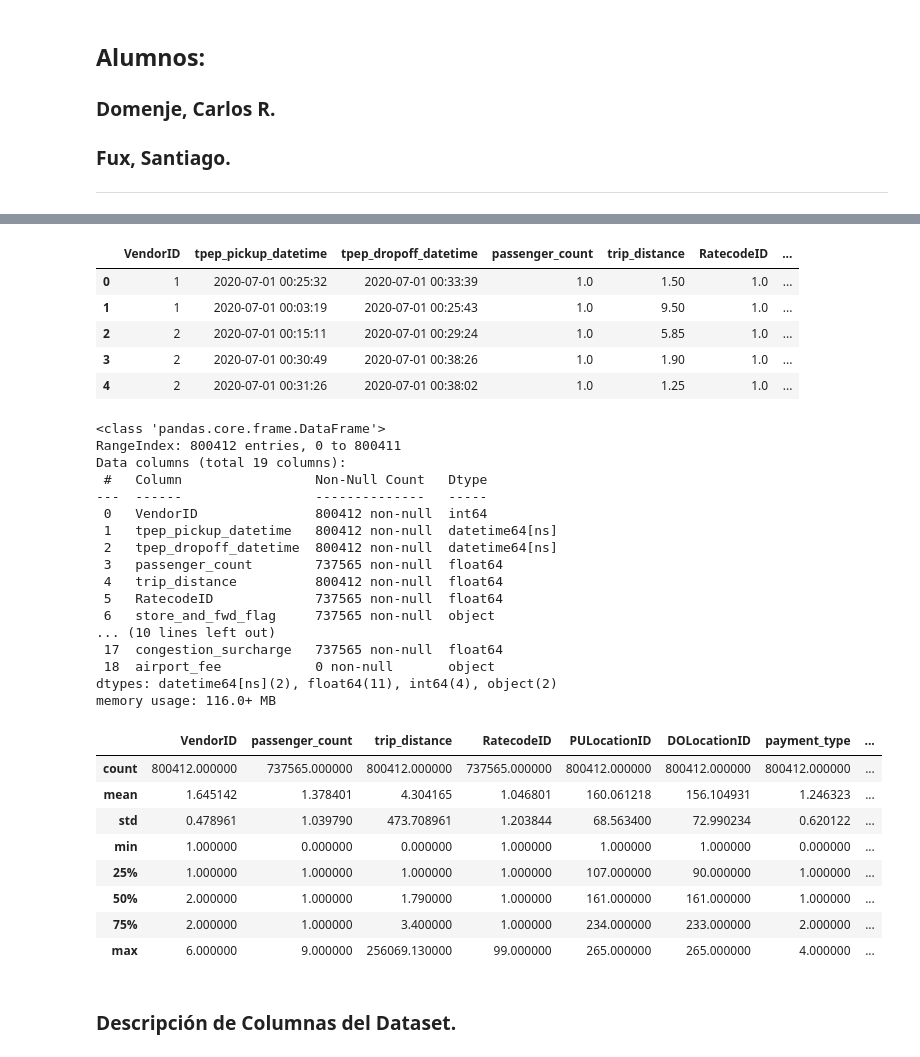
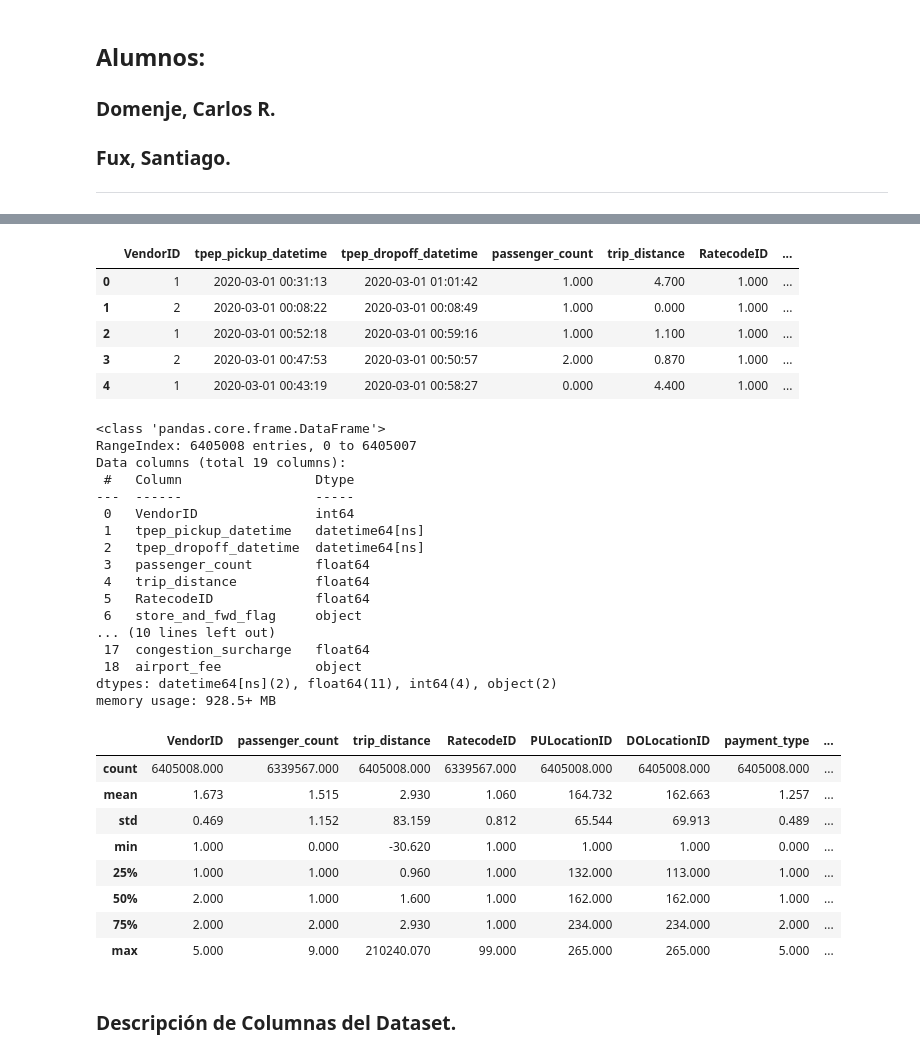
Before and after one commit to santiagobiobot/uba-ia-add-tpfinal, a Jupyter notebook: TP-final-AdDAI.ipynb, the cells around one changed output, grey strips where cells are left out. Saved outputs shown, nothing was run; the diff lists cells and outputs as text; code cells hidden in the pictures.

```diff
--- a/TP-final-AdDAI.ipynb
+++ b/TP-final-AdDAI.ipynb
@@ -37,57 +34,72 @@ yellow_tripdata_2020-07.parquet
 # %%
 # Importamos las librerias necesarias para interactuar con el dataset.
 
-#Pandas.
 import pandas as pd
+import glob
+import matplotlib
+import matplotlib.pyplot as plt
+
+
+
+# Set decimals format with 3 decimals
+pd.set_option('display.float_format', lambda x: '%.3f' % x)
 # %%
 # El archivo del dataset tiene como formato .parquet, el cual es un archivo que esta orientado a columnas.
-# El dataset evaluado corresponde al mes de Julio de 2020
-df = pd.read_parquet( "./data/yellow_tripdata_2020-07.parquet")
+all_files = glob.glob("./data/*.parquet")
+
+dataframe_list = []
+
+for filename in all_files:
+    df = pd.read_parquet(filename)
+    dataframe_list.append(df)
+
+
+dataframe = pd.concat(dataframe_list, axis=0, ignore_index=True)
 
 # Para obtener una primer aproximación de cada columna,
 # podemos utilizar la funcion head, que nos mostrará las 5 primeras filas con sus respectivas columnas del dataset
-df.head()
+dataframe.head()
 # %% [output]
 |  | VendorID | tpep_pickup_datetime | tpep_dropoff_datetime | passenger_count | trip_distance | RatecodeID | ... |
-| 0 | 1 | 2020-07-01 00:25:32 | 2020-07-01 00:33:39 | 1.0 | 1.50 | 1.0 | ... |
-| 1 | 1 | 2020-07-01 00:03:19 | 2020-07-01 00:25:43 | 1.0 | 9.50 | 1.0 | ... |
-| 2 | 2 | 2020-07-01 00:15:11 | 2020-07-01 00:29:24 | 1.0 | 5.85 | 1.0 | ... |
-| 3 | 2 | 2020-07-01 00:30:49 | 2020-07-01 00:38:26 | 1.0 | 1.90 | 1.0 | ... |
-| 4 | 2 | 2020-07-01 00:31:26 | 2020-07-01 00:38:02 | 1.0 | 1.25 | 1.0 | ... |
+| 0 | 1 | 2020-03-01 00:31:13 | 2020-03-01 01:01:42 | 1.000 | 4.700 | 1.000 | ... |
+| 1 | 2 | 2020-03-01 00:08:22 | 2020-03-01 00:08:49 | 1.000 | 0.000 | 1.000 | ... |
+| 2 | 1 | 2020-03-01 00:52:18 | 2020-03-01 00:59:16 | 1.000 | 1.100 | 1.000 | ... |
+| 3 | 2 | 2020-03-01 00:47:53 | 2020-03-01 00:50:57 | 2.000 | 0.870 | 1.000 | ... |
+| 4 | 1 | 2020-03-01 00:43:19 | 2020-03-01 00:58:27 | 0.000 | 4.400 | 1.000 | ... |
 # %%
 ## Para obtener una descripción del tipo de datos que contiene cada columna, utilizamos la funcion info()
 # Podemos además, obtener una idea general de cuantos datos no nulos contiene.
 df.info()
 # %% [output]
 <class 'pandas.core.frame.DataFrame'>
-RangeIndex: 800412 entries, 0 to 800411
+RangeIndex: 6405008 entries, 0 to 6405007
 Data columns (total 19 columns):
- #   Column                 Non-Null Count   Dtype
----  ------                 --------------   -----
- 0   VendorID               800412 non-null  int64
- 1   tpep_pickup_datetime   800412 non-null  datetime64[ns]
- 2   tpep_dropoff_datetime  800412 non-null  datetime64[ns]
- 3   passenger_count        737565 non-null  float64
- 4   trip_distance          800412 non-null  float64
- 5   RatecodeID             737565 non-null  float64
- 6   store_and_fwd_flag     737565 non-null  object
+ #   Column                 Dtype
+---  ------                 -----
+ 0   VendorID               int64
+ 1   tpep_pickup_datetime   datetime64[ns]
+ 2   tpep_dropoff_datetime  datetime64[ns]
+ 3   passenger_count        float64
+ 4   trip_distance          float64
+ 5   RatecodeID             float64
+ 6   store_and_fwd_flag     object
 ... (10 lines left out)
- 17  congestion_surcharge   737565 non-null  float64
- 18  airport_fee            0 non-null       object
+ 17  congestion_surcharge   float64
+ 18  airport_fee            object
 dtypes: datetime64[ns](2), float64(11), int64(4), object(2)
-memory usage: 116.0+ MB
+memory usage: 928.5+ MB
 # %%
 # La función describe() nos da una vista general de valores de cantidades de datos, media, desv. standard, valores min y max de cada columna.
 df.describe()
 # %% [output]
 |  | VendorID | passenger_count | trip_distance | RatecodeID | PULocationID | DOLocationID | payment_type | ... |
-| count | 800412.000000 | 737565.000000 | 800412.000000 | 737565.000000 | 800412.000000 | 800412.000000 | 800412.000000 | ... |
-| mean | 1.645142 | 1.378401 | 4.304165 | 1.046801 | 160.061218 | 156.104931 | 1.246323 | ... |
-| std | 0.478961 | 1.039790 | 473.708961 | 1.203844 | 68.563400 | 72.990234 | 0.620122 | ... |
-| min | 1.000000 | 0.000000 | 0.000000 | 1.000000 | 1.000000 | 1.000000 | 0.000000 | ... |
-| 25% | 1.000000 | 1.000000 | 1.000000 | 1.000000 | 107.000000 | 90.000000 | 1.000000 | ... |
-| 50% | 2.000000 | 1.000000 | 1.790000 | 1.000000 | 161.000000 | 161.000000 | 1.000000 | ... |
-| 75% | 2.000000 | 1.000000 | 3.400000 | 1.000000 | 234.000000 | 233.000000 | 2.000000 | ... |
-| max | 6.000000 | 9.000000 | 256069.130000 | 99.000000 | 265.000000 | 265.000000 | 4.000000 | ... |
+| count | 6405008.000 | 6339567.000 | 6405008.000 | 6339567.000 | 6405008.000 | 6405008.000 | 6405008.000 | ... |
+| mean | 1.673 | 1.515 | 2.930 | 1.060 | 164.732 | 162.663 | 1.257 | ... |
+| std | 0.469 | 1.152 | 83.159 | 0.812 | 65.544 | 69.913 | 0.489 | ... |
+| min | 1.000 | 0.000 | -30.620 | 1.000 | 1.000 | 1.000 | 0.000 | ... |
+| 25% | 1.000 | 1.000 | 0.960 | 1.000 | 132.000 | 113.000 | 1.000 | ... |
+| 50% | 2.000 | 1.000 | 1.600 | 1.000 | 162.000 | 162.000 | 1.000 | ... |
+| 75% | 2.000 | 2.000 | 2.930 | 1.000 | 234.000 | 234.000 | 2.000 | ... |
+| max | 5.000 | 9.000 | 210240.070 | 99.000 | 265.000 | 265.000 | 5.000 | ... |
 # %% [markdown]
 ### Descripción de Columnas del Dataset.
```
Also changed, not shown: parts of 18 cells of this notebook, 6 other files.
